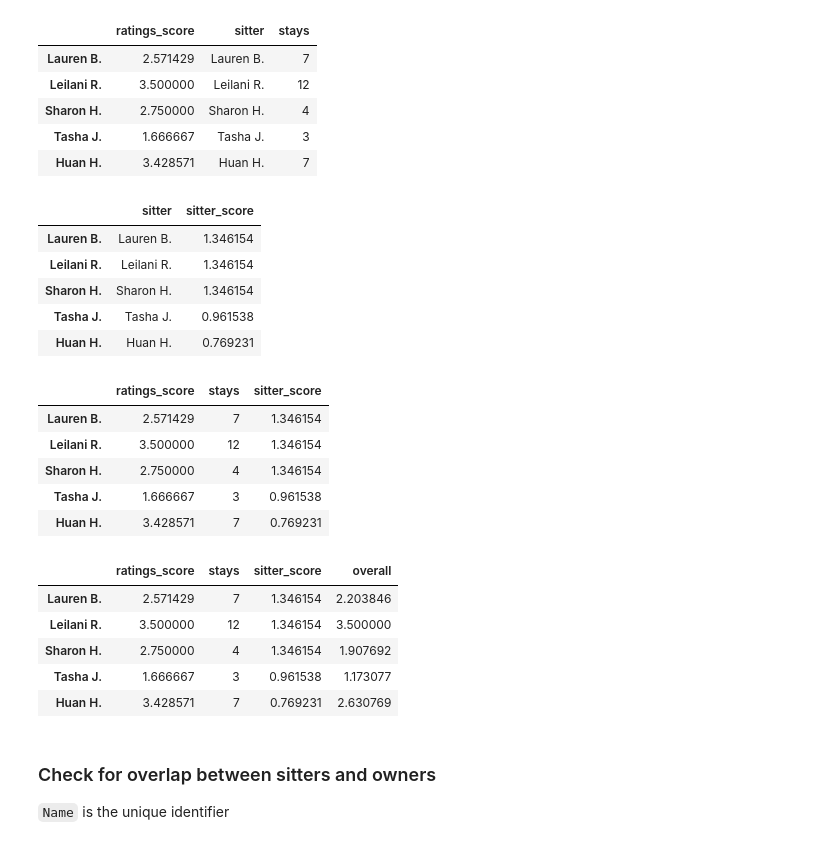
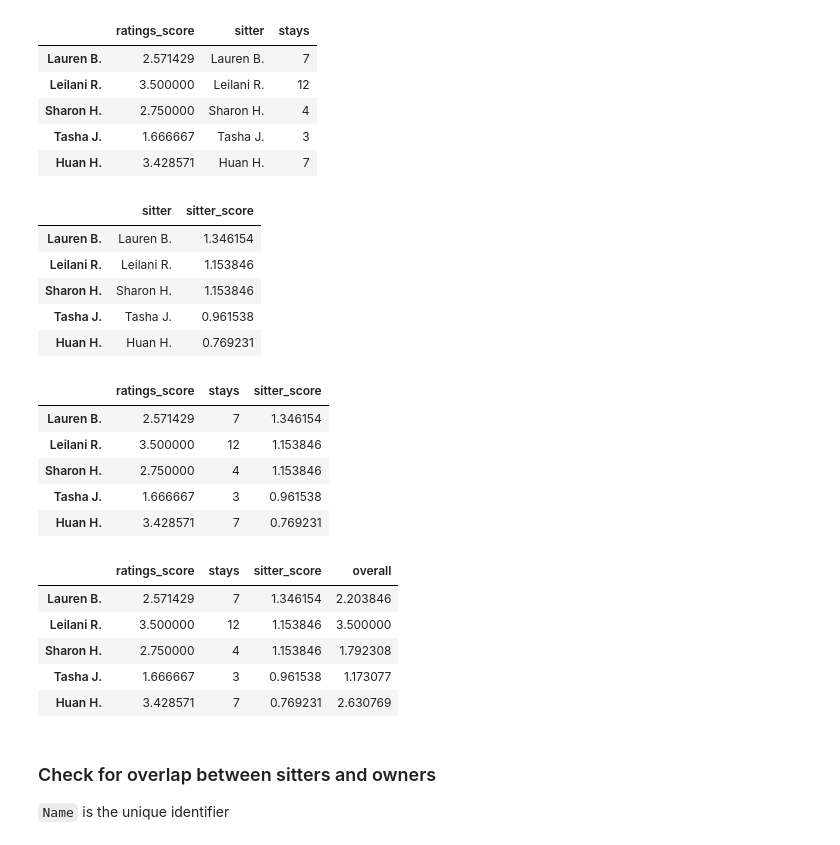
Before and after one commit to aaronlelevier/django-ember-example-project, a Jupyter notebook: notebooks/pandas.ipynb, the cells around one changed output. Drawn from its saved outputs; the diff is of its cells as text; code cells hidden in the pictures.

Commit message:
update pandas.ipynb notebook and review-with-scores.csv with correct calculation of 'sitter_score' where name is lowercased before calculating. Not matches app logic

```diff
--- a/notebooks/pandas.ipynb
+++ b/notebooks/pandas.ipynb
@@ -88,18 +106,18 @@ df_ratings.head()
 # %%
 df_scores = pd.DataFrame(data={
     'sitter': df['sitter'].unique(),
 }, index=df['sitter'].unique())
 
 
 df_scores['sitter_score'] = df_scores['sitter'].apply(
-    lambda x: (sum(1 for let in {s for s in x} if let.isalpha()) / 26)*5)
+    lambda x: (sum(1 for let in {s for s in x.lower()} if let.isalpha()) / 26)*5)
 
 df_scores.head()
 # %% [output]
 |  | sitter | sitter_score |
 | Lauren B. | Lauren B. | 1.346154 |
-| Leilani R. | Leilani R. | 1.346154 |
-| Sharon H. | Sharon H. | 1.346154 |
+| Leilani R. | Leilani R. | 1.153846 |
+| Sharon H. | Sharon H. | 1.153846 |
 | Tasha J. | Tasha J. | 0.961538 |
 | Huan H. | Huan H. | 0.769231 |
 # %%
@@ -118,8 +136,8 @@ df_overall.head()
 # %% [output]
 |  | ratings_score | stays | sitter_score |
 | Lauren B. | 2.571429 | 7 | 1.346154 |
-| Leilani R. | 3.500000 | 12 | 1.346154 |
-| Sharon H. | 2.750000 | 4 | 1.346154 |
+| Leilani R. | 3.500000 | 12 | 1.153846 |
+| Sharon H. | 2.750000 | 4 | 1.153846 |
 | Tasha J. | 1.666667 | 3 | 0.961538 |
 | Huan H. | 3.428571 | 7 | 0.769231 |
 # %%
@@ -136,8 +154,8 @@ df_overall.head()
 # %% [output]
 |  | ratings_score | stays | sitter_score | overall |
 | Lauren B. | 2.571429 | 7 | 1.346154 | 2.203846 |
-| Leilani R. | 3.500000 | 12 | 1.346154 | 3.500000 |
-| Sharon H. | 2.750000 | 4 | 1.346154 | 1.907692 |
+| Leilani R. | 3.500000 | 12 | 1.153846 | 3.500000 |
+| Sharon H. | 2.750000 | 4 | 1.153846 | 1.792308 |
 | Tasha J. | 1.666667 | 3 | 0.961538 | 1.173077 |
 | Huan H. | 3.428571 | 7 | 0.769231 | 2.630769 |
 # %%
```
Also changed, not shown: parts of 1 cell of this notebook, 1 other file.
